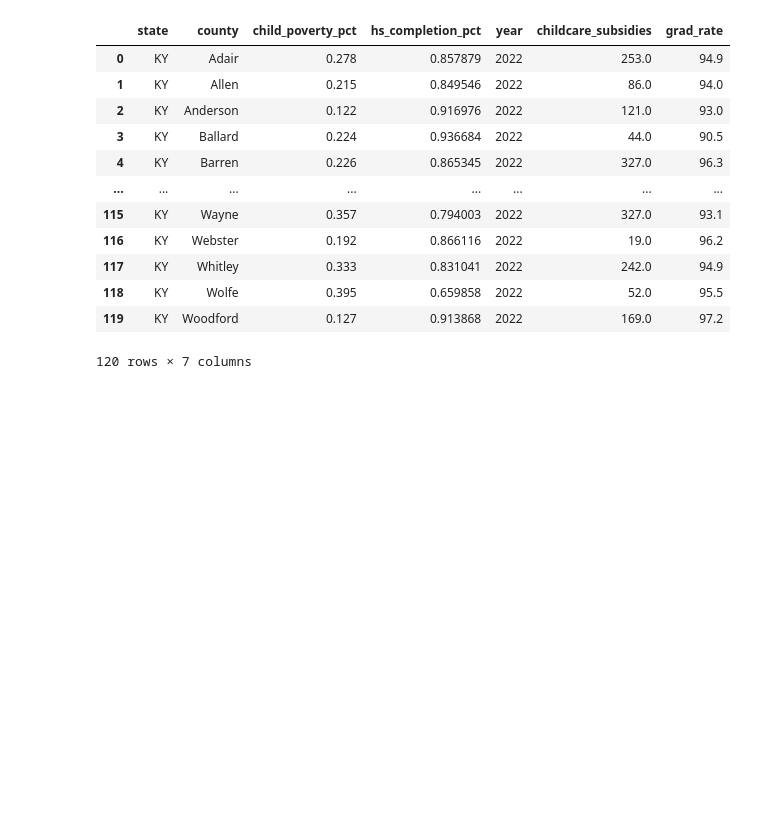
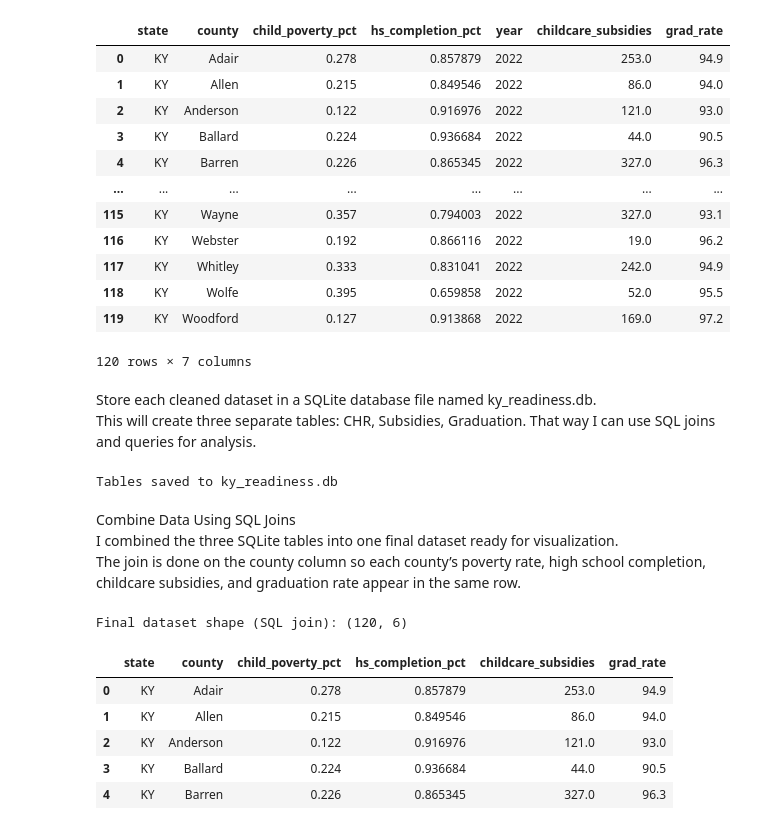
Before and after one commit to KCrowe03/KY-Kindergarten-Readiness, a Jupyter notebook: notebooks/analysis.ipynb, the cells around one changed output. Cells and saved outputs as stored; diff of their text form; code cells hidden in the pictures; blank space fills up the shorter version.

```diff
--- a/notebooks/analysis.ipynb
+++ b/notebooks/analysis.ipynb
@@ -219,3 +209,56 @@ final_df
 | 118 | KY | Wolfe | 0.395 | 0.659858 | 2022 | 52.0 | 95.5 |
 | 119 | KY | Woodford | 0.127 | 0.913868 | 2022 | 169.0 | 97.2 |
 120 rows × 7 columns
+# %% [markdown]
+
+Store each cleaned dataset in a SQLite database file named ky_readiness.db.
+This will create three separate tables: CHR, Subsidies, Graduation. That way I can use SQL joins and queries for analysis.
+# %%
+# Connect to SQLite database )
+conn = sqlite3.connect("ky_readiness.db")
+
+# Save each cleaned dataset as its own table
+df_chr_ky.to_sql("chr", conn, if_exists="replace", index=False)
+subsidies_latest.to_sql("subsidies", conn, if_exists="replace", index=False)
+grad_latest.to_sql("graduation", conn, if_exists="replace", index=False)
+
+print("Tables saved to ky_readiness.db")
+# %% [output]
+Tables saved to ky_readiness.db
+# %% [markdown]
+Combine Data Using SQL Joins
+I combined the three SQLite tables into one final dataset ready for visualization.
+The join is done on the county column so each county’s poverty rate, high school completion, childcare subsidies, and graduation rate appear in the same row.
+# %%
+# Connect to the SQLite database
+conn = sqlite3.connect("ky_readiness.db")
+
+# SQL query to join CHR, subsidies, and graduation
+sql_query = """
+SELECT
+    chr.state,
+    chr.county,
+    chr.child_poverty_pct,
+    chr.hs_completion_pct,
+    subsidies.childcare_subsidies,
+    graduation.grad_rate
+FROM chr
+LEFT JOIN subsidies
+    ON chr.county = subsidies.county
+LEFT JOIN graduation
+    ON chr.county = graduation.county
+"""
+
+final_sql_df = pd.read_sql_query(sql_query, conn)
+
+# Preview results
+print(f"Final dataset shape (SQL join): {final_sql_df.shape}")
+final_sql_df.head()
+# %% [output]
+Final dataset shape (SQL join): (120, 6)
+|  | state | county | child_poverty_pct | hs_completion_pct | childcare_subsidies | grad_rate |
+| 0 | KY | Adair | 0.278 | 0.857879 | 253.0 | 94.9 |
+| 1 | KY | Allen | 0.215 | 0.849546 | 86.0 | 94.0 |
+| 2 | KY | Anderson | 0.122 | 0.916976 | 121.0 | 93.0 |
+| 3 | KY | Ballard | 0.224 | 0.936684 | 44.0 | 90.5 |
+| 4 | KY | Barren | 0.226 | 0.865345 | 327.0 | 96.3 |
```
Also changed, not shown: parts of 24 cells of this notebook.
